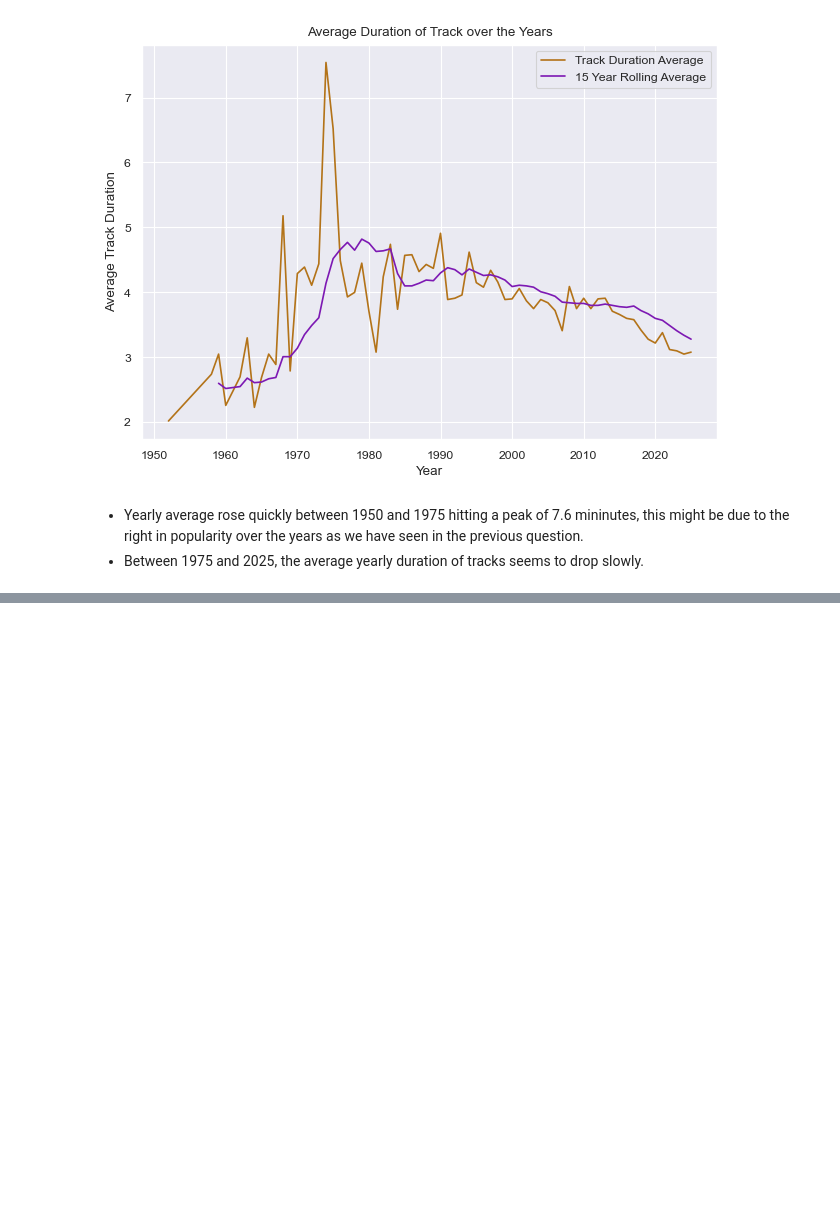
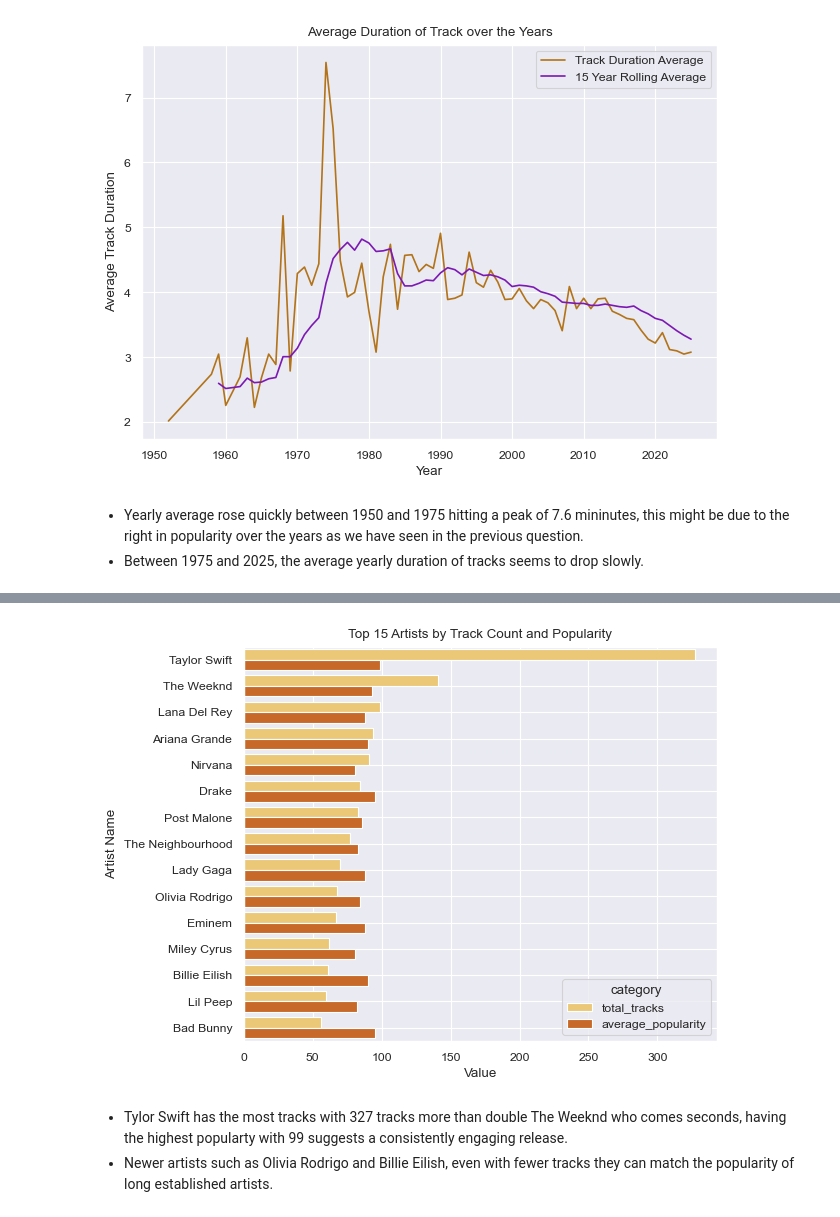
Before and after one commit to mo-chabane-tech/Data-Notebooks-And-Dashboards, a Jupyter notebook: Spotify Global Music/Notebook.ipynb, the cells around one changed output, grey strips where cells are left out. Saved outputs shown, nothing was run; the diff lists cells and outputs as text; code cells hidden in the pictures; blank space fills up the shorter version.

Commit message:
feat: visualize top 15 artists by total tracks and popularity.

```diff
--- a/Spotify Global Music/Notebook.ipynb
+++ b/Spotify Global Music/Notebook.ipynb
@@ -399,0 +402,16 @@ plt.show()
+# %%
+df5 = (
+    df.groupby(["artist_name"])
+    .agg(
+        total_tracks=("track_id", "count"),
+        average_popularity=("artist_popularity", "mean")
+        )
+    .reset_index()
+    .sort_values(
+        by=["total_tracks", "average_popularity"],
+        ascending=[False, False]
+        )
+    .head(15)
+    )
+df5["average_popularity"] = df5["average_popularity"].round()
+df5
@@ -399,0 +435,3 @@ plt.show()
+# %%
+df5 = df5.melt(id_vars="artist_name", var_name="category", value_name="value")
+df5
@@ -399,0 +456,14 @@ plt.show()
+# %%
+sns.set_style("dark")
+sns.barplot(data=df5, y="artist_name", x="value", hue="category", palette="YlOrBr")
+plt.title("Top 15 Artists by Track Count and Popularity")
+plt.ylabel("Artist Name")
+plt.xlabel("Value")
+plt.grid()
+plt.tight_layout()
+plt.show()
+# %% [output]
+[figure, added]
+# %% [markdown]
+- Tylor Swift has the most tracks with 327 tracks more than double The Weeknd who comes seconds, having the highest popularty with 99 suggests a consistently engaging release.
+- Newer artists such as Olivia Rodrigo and Billie Eilish, even with fewer tracks they can match the popularity of long established artists.
```
Also changed, not shown: parts of 5 cells of this notebook.
